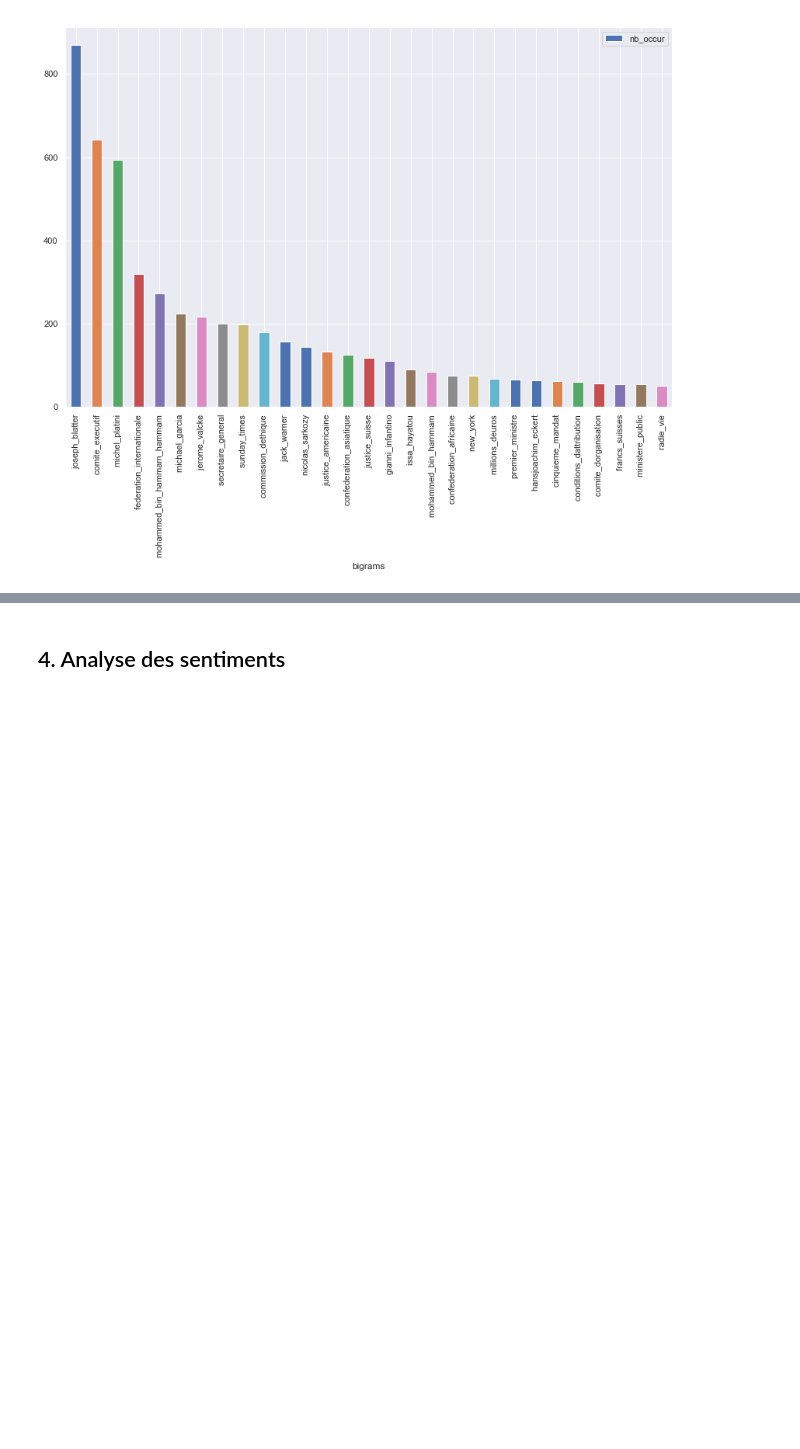
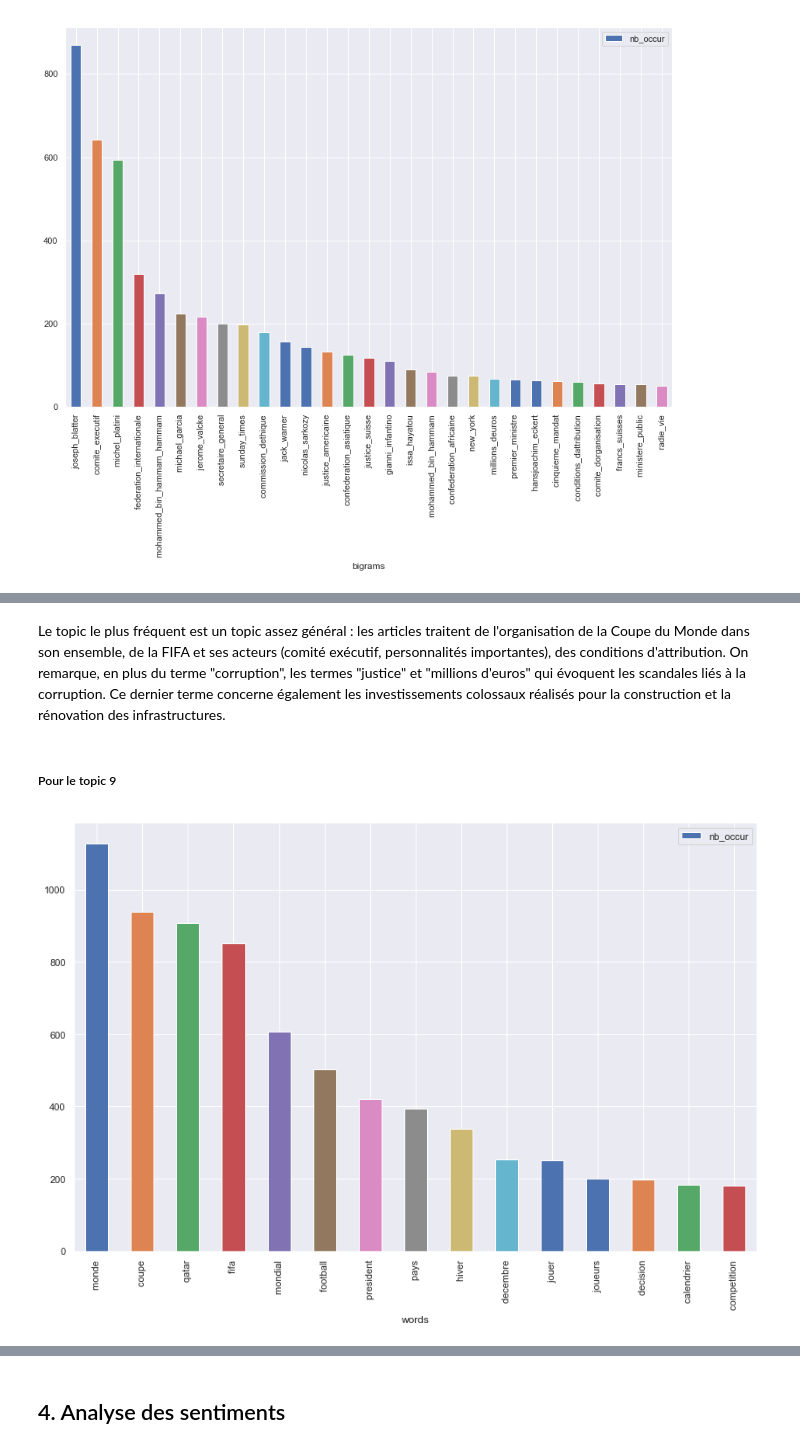
Before and after one commit to EGrandgi/cdm2022qatar, a Jupyter notebook: traitements_donnees/qatar2022_resultats.ipynb, the cells around one changed output, grey strips where cells are left out. Cells and saved outputs as stored; diff of their text form; code cells hidden in the pictures; blank space fills up the shorter version.

```diff
--- a/traitements_donnees/qatar2022_resultats.ipynb
+++ b/traitements_donnees/qatar2022_resultats.ipynb
@@ -299,0 +300,9 @@ wordcloud(df_b_8, 'bigrams')
+# %% [markdown]
+Le topic le plus fréquent est un topic assez général : les articles traitent de l'organisation de la Coupe du Monde dans son ensemble, de la FIFA et ses acteurs (comité exécutif, personnalités importantes), des conditions d'attribution. On remarque, en plus du terme "corruption", les termes "justice" et "millions d'euros" qui évoquent les scandales liés à la corruption. Ce dernier terme concerne également les investissements colossaux réalisés pour la construction et la rénovation des infrastructures.
+# %% [markdown]
+##### Pour le topic 9
+# %%
+df_w_9 = topic_most_common(9, 20, 500)[0]
+plot_most_common(df_w_9, 'words')
+# %% [output]
+[figure, added]
```
Also changed, not shown: parts of 12 cells of this notebook.
